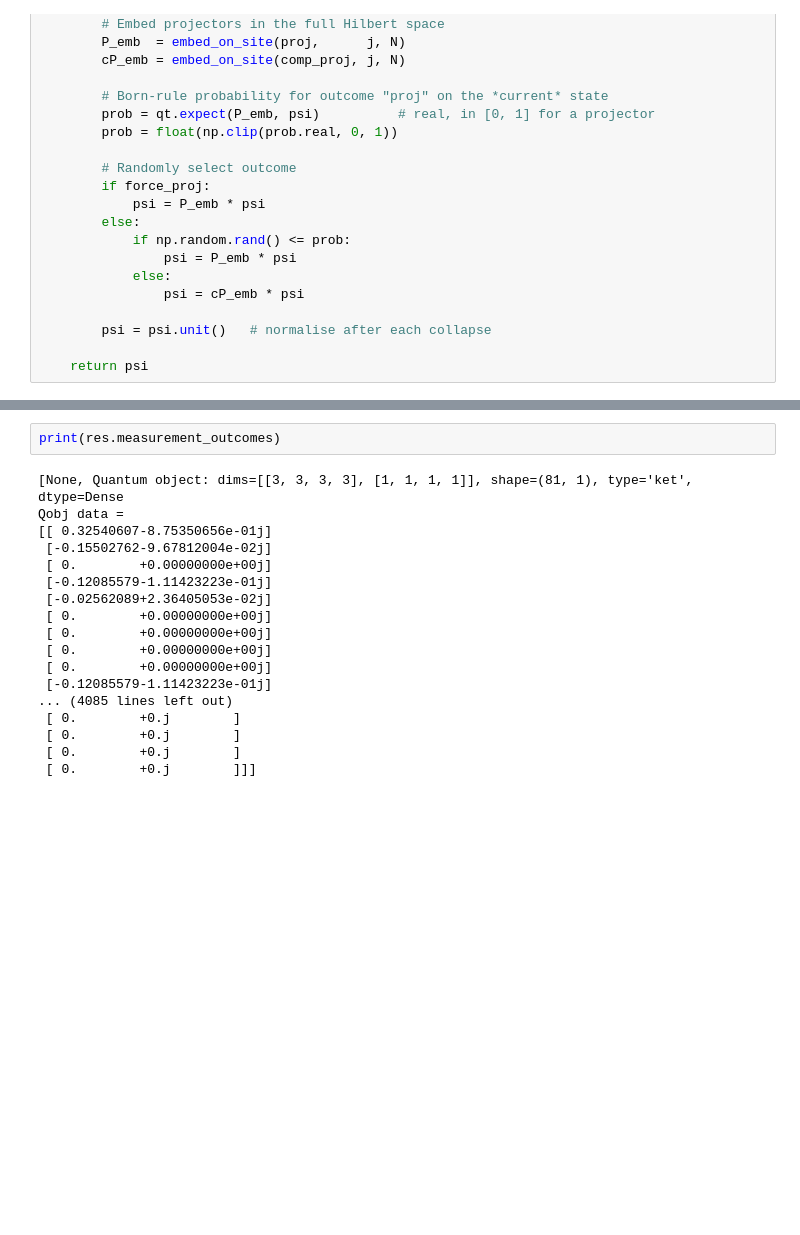
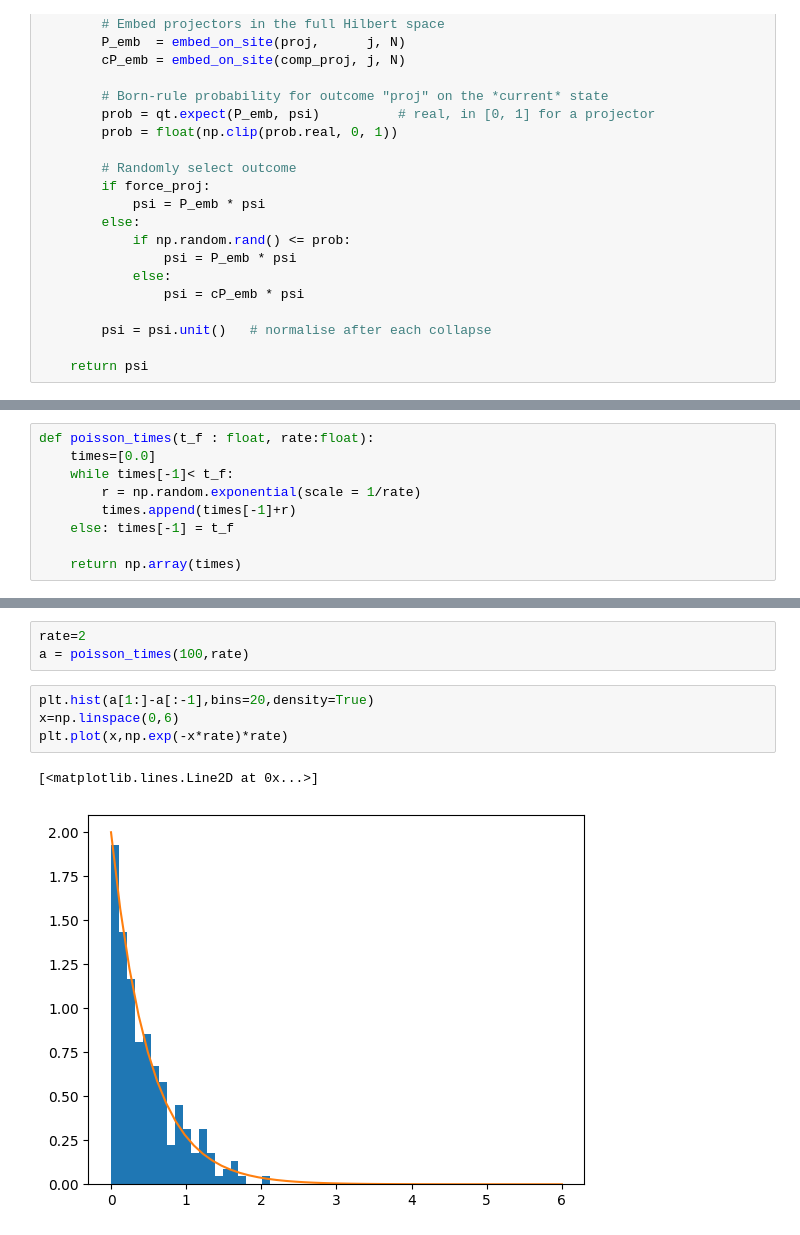
Before and after one commit to mwauters92/Non-hermitian-design, a Jupyter notebook: ClaudeIsRight.ipynb, the cells around one changed output, grey strips where cells are left out. Cells and saved outputs as stored; diff of their text form; blank space fills up the shorter version.

Commit message:
added function to distribute measurements randomly during the evolution

```diff
--- a/ClaudeIsRight.ipynb
+++ b/ClaudeIsRight.ipynb
@@ -422,4 +426,13 @@ def time_evo(
         expect               = expect_vals,
         measurement_outcomes = measurement_outcomes,
     )
+# %%
+def poisson_times(t_f : float, rate:float):
+    times=[0.0]
+    while times[-1]< t_f:
+        r = np.random.exponential(scale = 1/rate)
+        times.append(times[-1]+r)
+    else: times[-1] = t_f
+
+    return np.array(times)
 # %%
@@ -469,20 +463,10 @@ plt.plot(tvec,res2.expect[3],'--')
 # %%
-print(res.measurement_outcomes)
+rate=2
+a = poisson_times(100,rate)
-# %% [output]
-[None, Quantum object: dims=[[3, 3, 3, 3], [1, 1, 1, 1]], shape=(81, 1), type='ket', dtype=Dense
-Qobj data =
-[[ 0.32540607-8.75350656e-01j]
- [-0.15502762-9.67812004e-02j]
- [ 0.        +0.00000000e+00j]
- [-0.12085579-1.11423223e-01j]
- [-0.02562089+2.36405053e-02j]
- [ 0.        +0.00000000e+00j]
- [ 0.        +0.00000000e+00j]
- [ 0.        +0.00000000e+00j]
- [ 0.        +0.00000000e+00j]
- [-0.12085579-1.11423223e-01j]
-... (4085 lines left out)
- [ 0.        +0.j        ]
- [ 0.        +0.j        ]
- [ 0.        +0.j        ]
- [ 0.        +0.j        ]]]
+# %%
+plt.hist(a[1:]-a[:-1],bins=20,density=True)
+x=np.linspace(0,6)
+plt.plot(x,np.exp(-x*rate)*rate)
+# %% [output]
+[<matplotlib.lines.Line2D at 0x...>]
+[figure, added]
```
Also changed, not shown: parts of 4 cells of this notebook.
